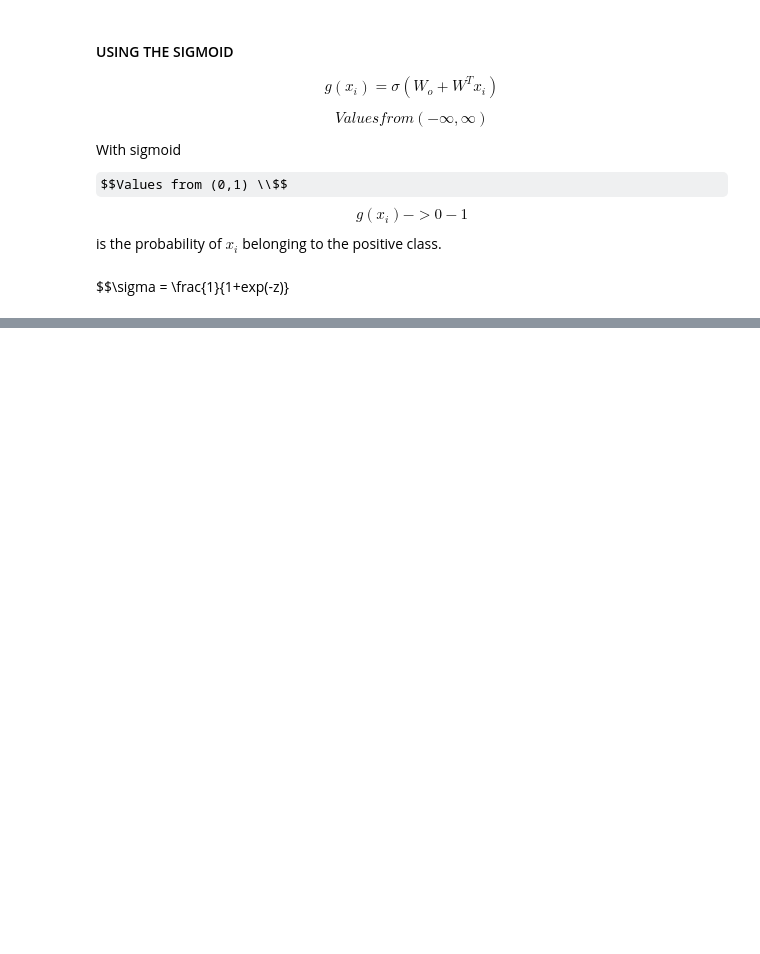
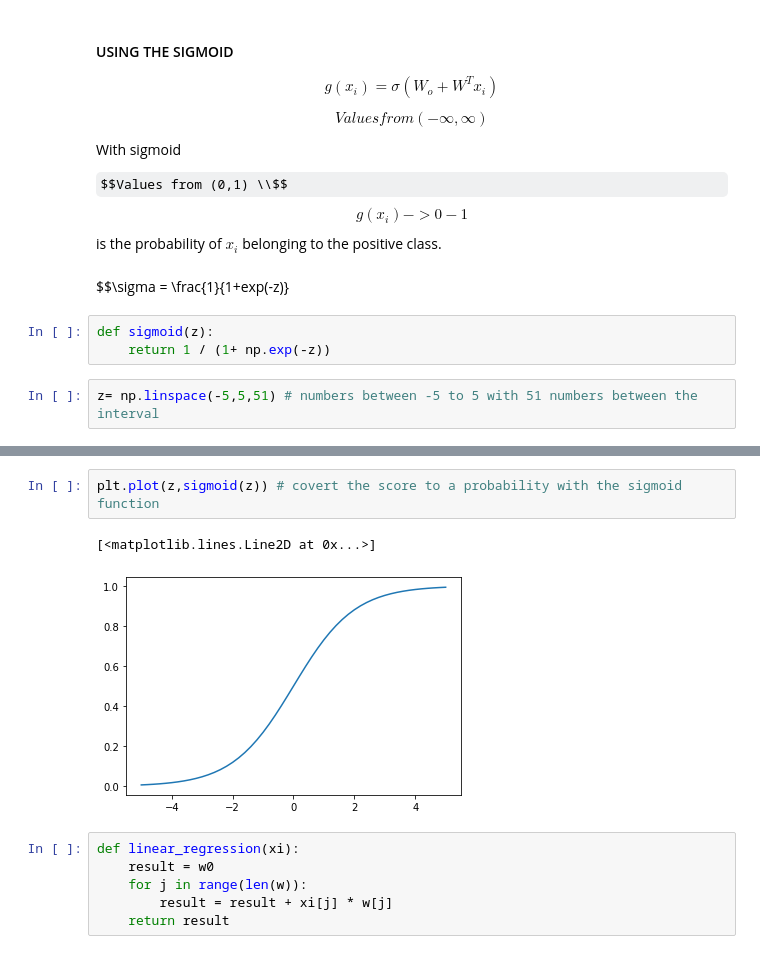
Before and after one commit to aenoboa1/ML-Zoomcamp-Homeworks, a Jupyter notebook: WEEK 3/Ml_zoomcamp_notes_3.ipynb, the cells around one changed output, grey strips where cells are left out. Saved outputs shown, nothing was run; the diff lists cells and outputs as text; some formulas as TeX source; blank space fills up the shorter version.

```diff
--- a/WEEK 3/Ml_zoomcamp_notes_3.ipynb
+++ b/WEEK 3/Ml_zoomcamp_notes_3.ipynb
@@ -264,3 +558,8 @@ $$g(x_i) -> 0-1$$
 is the probability of $x_i$ belonging to the positive class.
 # %% [markdown]
 $$\sigma = \frac{1}{1+exp(-z)}
+# %%
+def sigmoid(z):
+    return 1 / (1+ np.exp(-z))
+# %%
+z= np.linspace(-5,5,51) # numbers between -5 to 5 with 51 numbers between the interval
@@ -266,0 +580,11 @@ $$\sigma = \frac{1}{1+exp(-z)}
+# %%
+plt.plot(z,sigmoid(z)) # covert the score to a probability with the sigmoid function
+# %% [output]
+[<matplotlib.lines.Line2D at 0x...>]
+[figure, added]
+# %%
+def linear_regression(xi):
+    result = w0
+    for j in range(len(w)):
+        result = result + xi[j] * w[j]
+    return result
```
Also changed, not shown: parts of 42 cells of this notebook.
